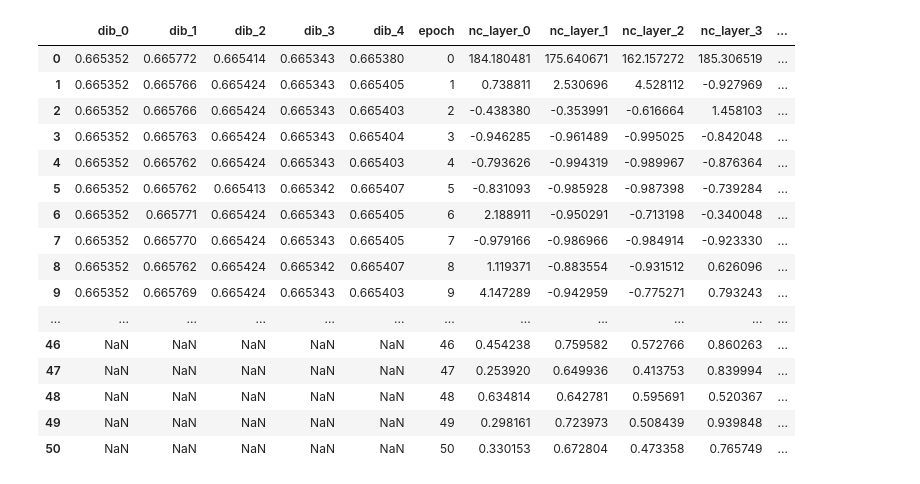
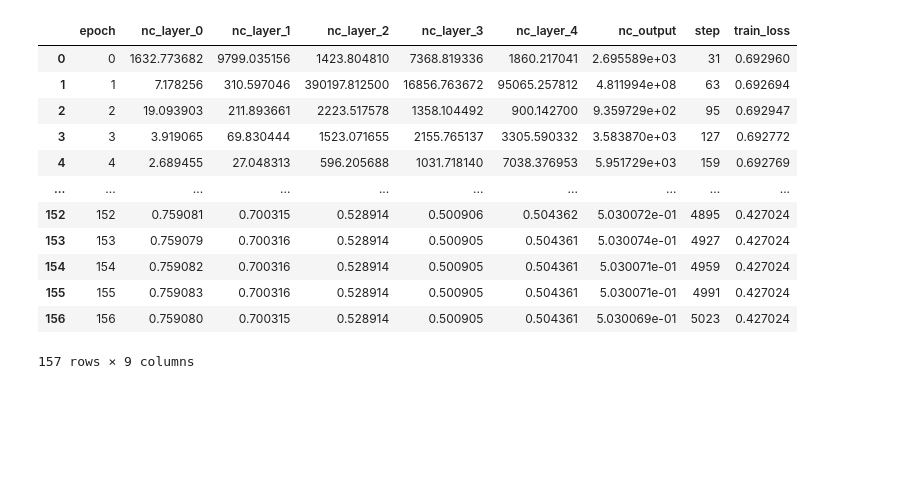
Before and after one commit to ziyong-was-taken/Compression-In-DNNs, a Jupyter notebook: plots.ipynb, the cells around one changed output. Cells and saved outputs as stored; diff of their text form; code cells hidden in the pictures; blank space fills up the shorter version.

```diff
--- a/plots.ipynb
+++ b/plots.ipynb
@@ -3,36 +3,31 @@ import pandas as pd
 import matplotlib.pyplot as plt
 # %%
 # set version
-version = 2
+# version = 5
 full = True
 
 # load metrics
-metrics = pd.read_csv(f"lightning_logs/version_{version}/metrics.csv").drop(
-    columns="step"
-)
 if full:
-    metrics = pd.read_csv("lightning_logs/full_64/metrics.csv").drop(
+    metrics = pd.read_csv("lightning_logs/gpu_multi_128/metrics.csv")#.drop(columns="step")
+else:
+    metrics = pd.read_csv(f"lightning_logs/version_{version}/metrics.csv").drop(
         columns="step"
     )
 metrics
 # %% [output]
-|  | dib_0 | dib_1 | dib_2 | dib_3 | dib_4 | epoch | nc_layer_0 | nc_layer_1 | nc_layer_2 | nc_layer_3 | ... |
-| 0 | 0.665352 | 0.665772 | 0.665414 | 0.665343 | 0.665380 | 0 | 184.180481 | 175.640671 | 162.157272 | 185.306519 | ... |
-| 1 | 0.665352 | 0.665766 | 0.665424 | 0.665343 | 0.665405 | 1 | 0.738811 | 2.530696 | 4.528112 | -0.927969 | ... |
-| 2 | 0.665352 | 0.665766 | 0.665424 | 0.665343 | 0.665403 | 2 | -0.438380 | -0.353991 | -0.616664 | 1.458103 | ... |
-| 3 | 0.665352 | 0.665763 | 0.665424 | 0.665343 | 0.665404 | 3 | -0.946285 | -0.961489 | -0.995025 | -0.842048 | ... |
-| 4 | 0.665352 | 0.665762 | 0.665424 | 0.665343 | 0.665403 | 4 | -0.793626 | -0.994319 | -0.989967 | -0.876364 | ... |
-| 5 | 0.665352 | 0.665762 | 0.665413 | 0.665342 | 0.665407 | 5 | -0.831093 | -0.985928 | -0.987398 | -0.739284 | ... |
-| 6 | 0.665352 | 0.665771 | 0.665424 | 0.665343 | 0.665405 | 6 | 2.188911 | -0.950291 | -0.713198 | -0.340048 | ... |
-| 7 | 0.665352 | 0.665770 | 0.665424 | 0.665343 | 0.665405 | 7 | -0.979166 | -0.986966 | -0.984914 | -0.923330 | ... |
-| 8 | 0.665352 | 0.665762 | 0.665424 | 0.665342 | 0.665407 | 8 | 1.119371 | -0.883554 | -0.931512 | 0.626096 | ... |
-| 9 | 0.665352 | 0.665769 | 0.665424 | 0.665343 | 0.665403 | 9 | 4.147289 | -0.942959 | -0.775271 | 0.793243 | ... |
-| ... | ... | ... | ... | ... | ... | ... | ... | ... | ... | ... | ... |
-| 46 | NaN | NaN | NaN | NaN | NaN | 46 | 0.454238 | 0.759582 | 0.572766 | 0.860263 | ... |
-| 47 | NaN | NaN | NaN | NaN | NaN | 47 | 0.253920 | 0.649936 | 0.413753 | 0.839994 | ... |
-| 48 | NaN | NaN | NaN | NaN | NaN | 48 | 0.634814 | 0.642781 | 0.595691 | 0.520367 | ... |
-| 49 | NaN | NaN | NaN | NaN | NaN | 49 | 0.298161 | 0.723973 | 0.508439 | 0.939848 | ... |
-| 50 | NaN | NaN | NaN | NaN | NaN | 50 | 0.330153 | 0.672804 | 0.473358 | 0.765749 | ... |
+|  | epoch | nc_layer_0 | nc_layer_1 | nc_layer_2 | nc_layer_3 | nc_layer_4 | nc_output | step | train_loss |
+| 0 | 0 | 1632.773682 | 9799.035156 | 1423.804810 | 7368.819336 | 1860.217041 | 2.695589e+03 | 31 | 0.692960 |
+| 1 | 1 | 7.178256 | 310.597046 | 390197.812500 | 16856.763672 | 95065.257812 | 4.811994e+08 | 63 | 0.692694 |
+| 2 | 2 | 19.093903 | 211.893661 | 2223.517578 | 1358.104492 | 900.142700 | 9.359729e+02 | 95 | 0.692947 |
+| 3 | 3 | 3.919065 | 69.830444 | 1523.071655 | 2155.765137 | 3305.590332 | 3.583870e+03 | 127 | 0.692772 |
+| 4 | 4 | 2.689455 | 27.048313 | 596.205688 | 1031.718140 | 7038.376953 | 5.951729e+03 | 159 | 0.692769 |
+| ... | ... | ... | ... | ... | ... | ... | ... | ... | ... |
+| 152 | 152 | 0.759081 | 0.700315 | 0.528914 | 0.500906 | 0.504362 | 5.030072e-01 | 4895 | 0.427024 |
+| 153 | 153 | 0.759079 | 0.700316 | 0.528914 | 0.500905 | 0.504361 | 5.030074e-01 | 4927 | 0.427024 |
+| 154 | 154 | 0.759082 | 0.700316 | 0.528914 | 0.500905 | 0.504361 | 5.030071e-01 | 4959 | 0.427024 |
+| 155 | 155 | 0.759083 | 0.700316 | 0.528914 | 0.500905 | 0.504361 | 5.030071e-01 | 4991 | 0.427024 |
+| 156 | 156 | 0.759080 | 0.700315 | 0.528914 | 0.500905 | 0.504361 | 5.030069e-01 | 5023 | 0.427024 |
+157 rows × 9 columns
 # %%
 # plot NC1
 nc_cols = metrics.columns[metrics.columns.str.contains("nc_")]
```
Also changed, not shown: parts of 4 cells of this notebook, 4 other files.
